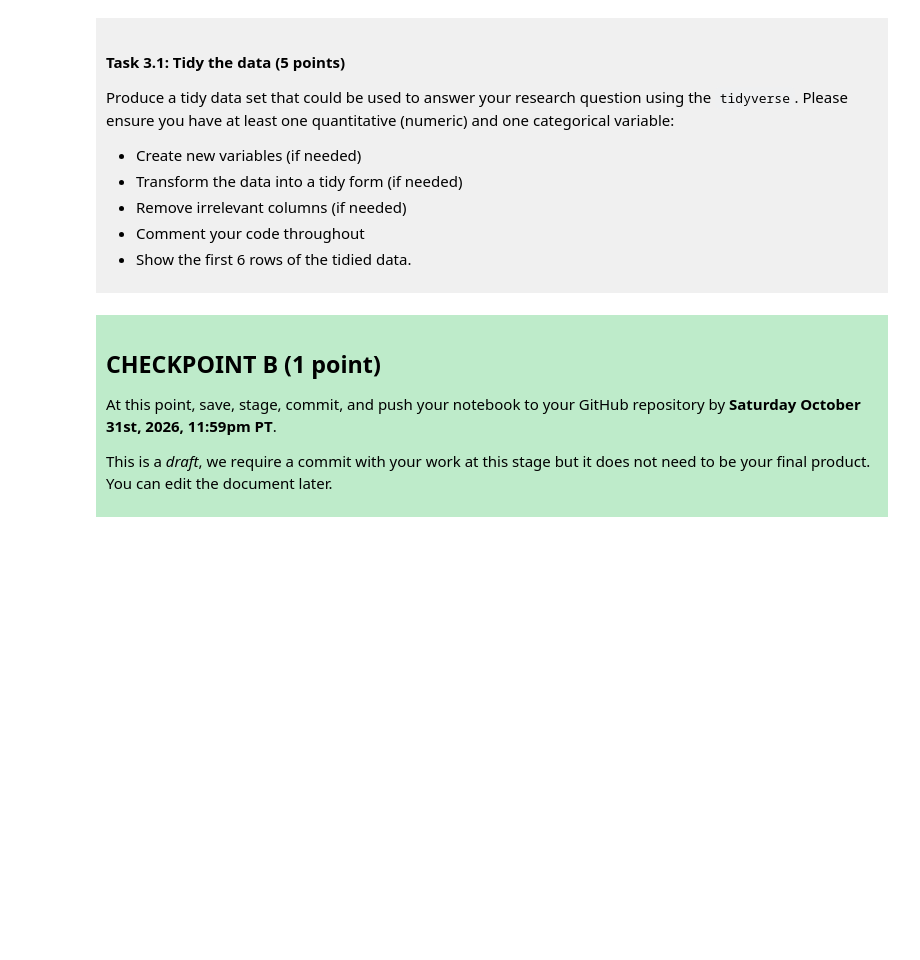
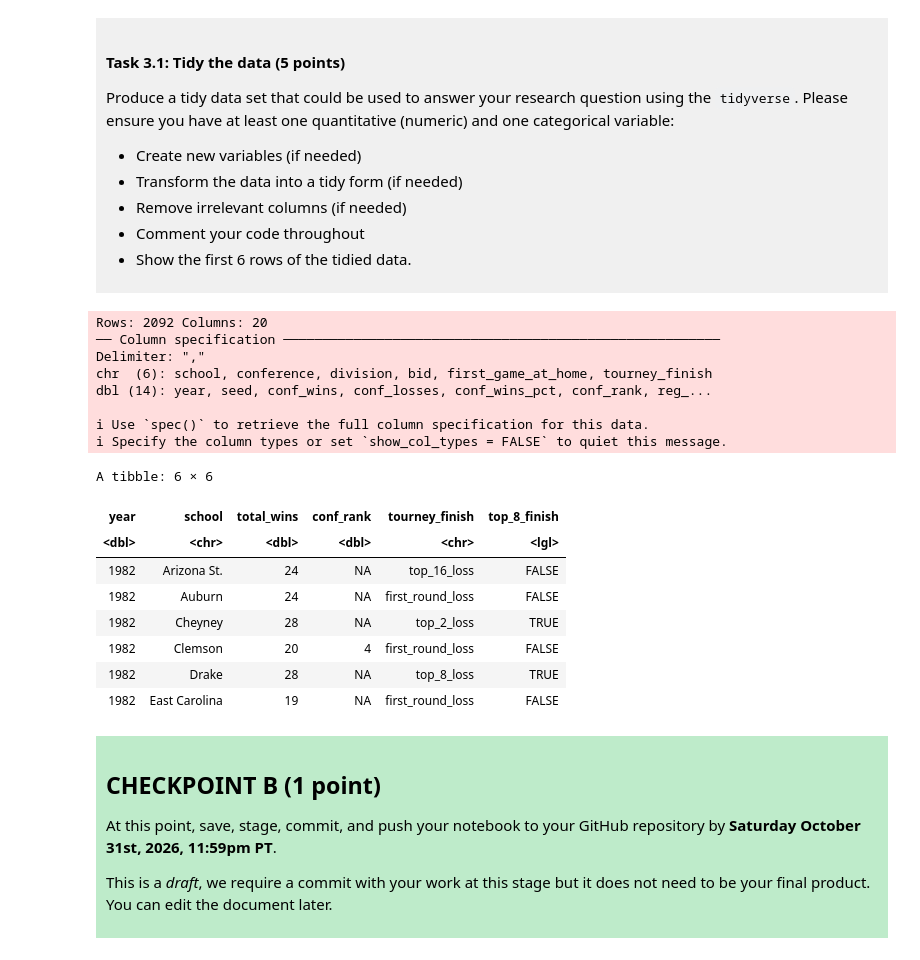
Before and after one commit to evieeli217-arch/dsci-100-project-evieli, a Jupyter notebook: dsci-100-project-notebook.ipynb, the cells around one changed output. Cells and saved outputs as stored; diff of their text form; code cells hidden in the pictures; blank space fills up the shorter version.

Commit message:
Tidied data for research question

```diff
--- a/dsci-100-project-notebook.ipynb
+++ b/dsci-100-project-notebook.ipynb
@@ -209,7 +209,34 @@ Produce a tidy data set that could be used to answer your research question usin
 
 </div>
 # %%
-### EDIT THIS CODE CELL ###
+library(tidyverse)
+
+url<-"https://raw.githubusercontent.com/diverse-data-hub/diversedata/refs/heads/main/data-clean/womensmarchmadness.csv"
+
+march_madness<-read_csv(url)
+
+march_madness_tidy<-march_madness|>
+select(year,school,total_wins,conf_rank,tourney_finish)|>
+mutate(top_8_finish=tourney_finish %in% c("top_8_loss","top_4_loss","top_2_loss","champ"))
+slice(march_madness_tidy,1:6)
+# %% [output]
+Rows: 2092 Columns: 20
+── Column specification ────────────────────────────────────────────────────────
+Delimiter: ","
+chr  (6): school, conference, division, bid, first_game_at_home, tourney_finish
+dbl (14): year, seed, conf_wins, conf_losses, conf_wins_pct, conf_rank, reg_...
+
+ℹ Use `spec()` to retrieve the full column specification for this data.
+ℹ Specify the column types or set `show_col_types = FALSE` to quiet this message.
+A tibble: 6 × 6
+| year | school | total_wins | conf_rank | tourney_finish | top_8_finish |
+| <dbl> | <chr> | <dbl> | <dbl> | <chr> | <lgl> |
+| 1982 | Arizona St. | 24 | NA | top_16_loss | FALSE |
+| 1982 | Auburn | 24 | NA | first_round_loss | FALSE |
+| 1982 | Cheyney | 28 | NA | top_2_loss | TRUE |
+| 1982 | Clemson | 20 | 4 | first_round_loss | FALSE |
+| 1982 | Drake | 28 | NA | top_8_loss | TRUE |
+| 1982 | East Carolina | 19 | NA | first_round_loss | FALSE |
 # %% [markdown]
 <div style="background-color: #beebca; padding: 10px;">
 
```
Also changed, not shown: parts of 2 cells of this notebook.
